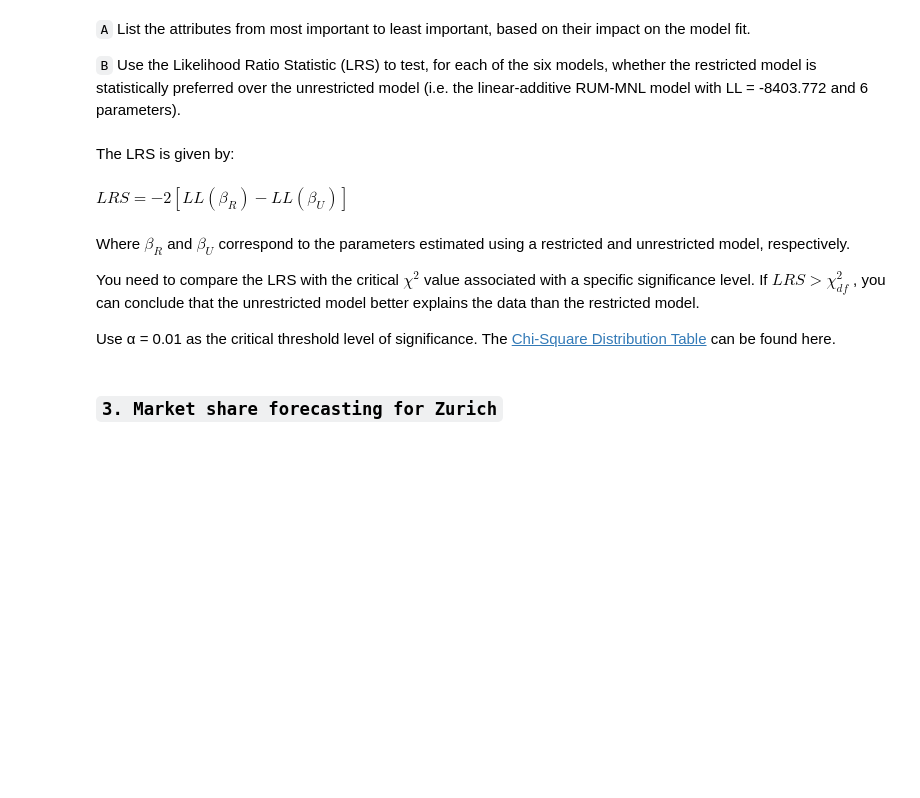
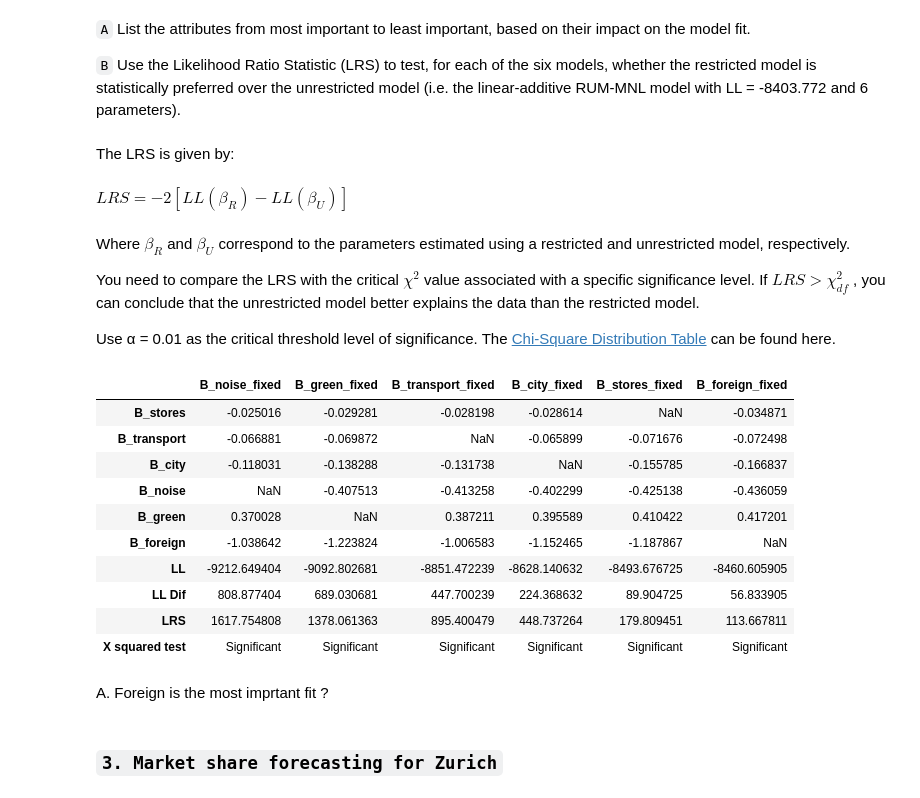
Before and after one commit to jelmervangestel/Q2_2024, a Jupyter notebook: Lab_sessions/Lab_session_01/Lab_01A.ipynb, the cells around one changed output. Saved outputs shown, nothing was run; the diff lists cells and outputs as text; code cells hidden in the pictures; blank space fills up the shorter version.

```diff
--- a/Lab_sessions/Lab_session_01/Lab_01A.ipynb
+++ b/Lab_sessions/Lab_session_01/Lab_01A.ipynb
@@ -439,3 +531,36 @@ Use α = 0.01 as the critical threshold level of significance. The [Chi-Square D
+# %%
+# Your code and answers
+bu = -8403.772
+
+def check_significance(value):
+    if value > 6.63:
+        return 'Significant'
+    else:
+        return 'Insignificant'
+
+for col in df_out.columns:
+    df_out.loc['LL Dif', col] = abs(df_out.loc['LL', col] - bu)
+    df_out.loc['LRS',col] = -2*(df_out.loc['LL', col] - bu)
+    df_out.loc['X squared test', col] = check_significance(df_out.loc['LRS',col])
+
+df_out
+
+df_out = df_out.sort_values(by = 'LL Dif', axis=1, ascending=False)
+df_out
+# %% [output]
+|  | B_noise_fixed | B_green_fixed | B_transport_fixed | B_city_fixed | B_stores_fixed | B_foreign_fixed |
+| B_stores | -0.025016 | -0.029281 | -0.028198 | -0.028614 | NaN | -0.034871 |
+| B_transport | -0.066881 | -0.069872 | NaN | -0.065899 | -0.071676 | -0.072498 |
+| B_city | -0.118031 | -0.138288 | -0.131738 | NaN | -0.155785 | -0.166837 |
+| B_noise | NaN | -0.407513 | -0.413258 | -0.402299 | -0.425138 | -0.436059 |
+| B_green | 0.370028 | NaN | 0.387211 | 0.395589 | 0.410422 | 0.417201 |
+| B_foreign | -1.038642 | -1.223824 | -1.006583 | -1.152465 | -1.187867 | NaN |
+| LL | -9212.649404 | -9092.802681 | -8851.472239 | -8628.140632 | -8493.676725 | -8460.605905 |
+| LL Dif | 808.877404 | 689.030681 | 447.700239 | 224.368632 | 89.904725 | 56.833905 |
+| LRS | 1617.754808 | 1378.061363 | 895.400479 | 448.737264 | 179.809451 | 113.667811 |
+| X squared test | Significant | Significant | Significant | Significant | Significant | Significant |
+# %% [markdown]
+A. Foreign is the most imprtant fit ?
 # %% [markdown]
 ### `3. Market share forecasting for Zurich`
 # %% [markdown]
```
Also changed, not shown: parts of 16 cells of this notebook, 2 other files.
